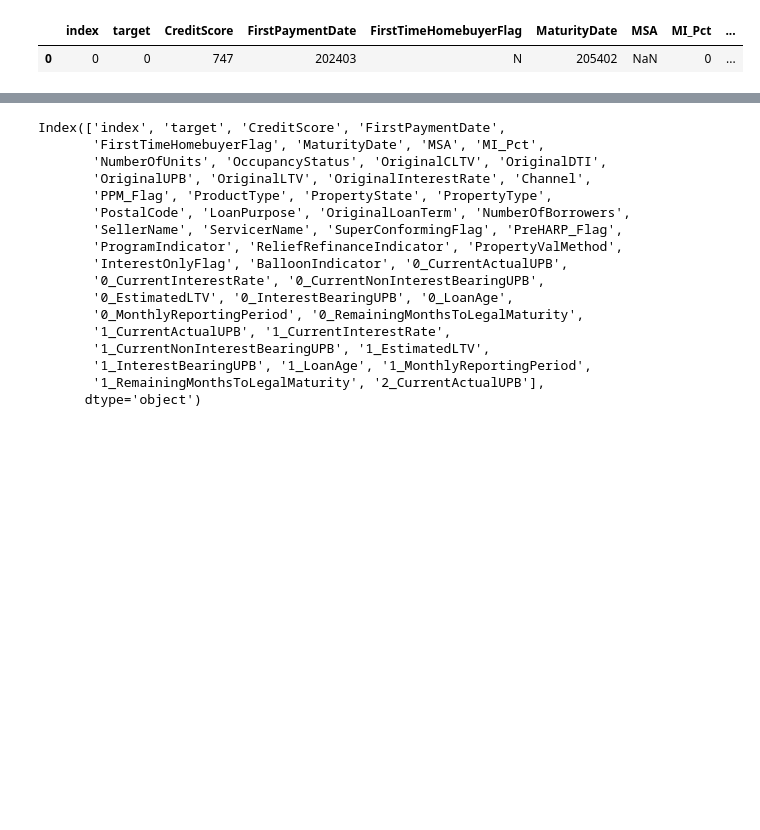
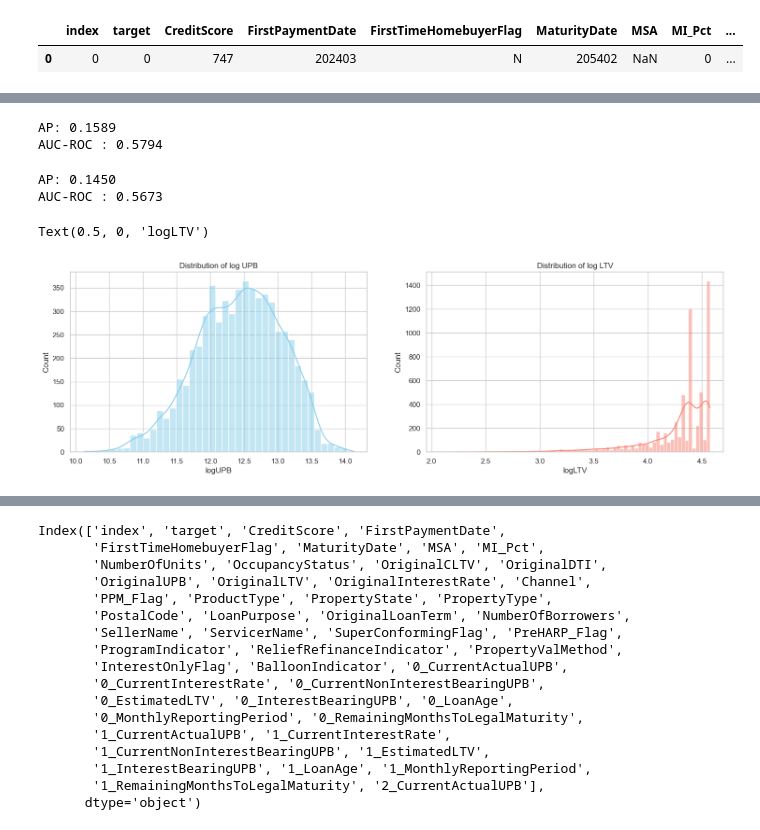
Before and after one commit to zhenging2b/loan_default_detection, a Jupyter notebook: project_starter_zhenging.ipynb, the cells around one changed output, grey strips where cells are left out. Saved outputs shown, nothing was run; the diff lists cells and outputs as text; code cells hidden in the pictures; blank space fills up the shorter version.

```diff
--- a/project_starter_zhenging.ipynb
+++ b/project_starter_zhenging.ipynb
@@ -263,0 +507,3 @@ PermissionError: [Errno 13] Permission denied: 'valid_pred.csv'
+# %%
+X_train_feat["delta"] = (X_train_feat["OriginalUPB"] - X_train_feat["13_CurrentActualUPB"])/X_train_feat["OriginalUPB"]
+X_valid_feat["delta"] = (X_valid_feat["OriginalUPB"] - X_valid_feat["13_CurrentActualUPB"])/X_valid_feat["OriginalUPB"]
@@ -263,0 +596,73 @@ PermissionError: [Errno 13] Permission denied: 'valid_pred.csv'
+# %%
+lof = LocalOutlierFactor(novelty=True)
+pipe_lof = Pipeline([("prep", preprocess), ("clf", lof)])
+pipe_lof.fit(X_train_feat)
+
+# Score validation
+# ILocal Outlier Factor: higher score_samples = more normal
+scores_normal = pipe_lof["clf"].score_samples(pipe_lof["prep"].transform(X_valid_feat))
+raw_anom = -scores_normal  # invert: higher = more anomalous
+
+# Normalize to [0,1]
+min_v, max_v = np.min(raw_anom), np.max(raw_anom)
+anom_score = (raw_anom - min_v) / (max_v - min_v + 1e-12)
+
+# --------------------
+# Evaluation
+# --------------------
+ap = average_precision_score(y_valid, anom_score)
+roc_auc = roc_auc_score(y_valid, anom_score)
+
+print(f"AP: {ap:.4f}")
+print(f"AUC-ROC : {roc_auc:.4f}")
+# %% [output]
+AP: 0.1589
+AUC-ROC : 0.5794
+# %%
+model = OneClassSVM(
+    kernel="rbf",     # RBF works well for non-linear anomalies
+    nu=0.05,          # Upper bound on fraction of anomalies in training set
+    gamma="scale"     # Kernel coefficient (can tune)
+)
+
+
+pipe = Pipeline([("prep", preprocess), ("clf", model)])
+
+# Train on normal only
+pipe.fit(X_train_feat)
+
+# Score validation
+# OneClassSVM: higher score_samples = more normal
+scores_normal = pipe["clf"].score_samples(pipe["prep"].transform(X_valid_feat))
+raw_anom = -scores_normal  # invert: higher = more anomalous
+
+# Normalize to [0,1]
+min_v, max_v = np.min(raw_anom), np.max(raw_anom)
+anom_score = (raw_anom - min_v) / (max_v - min_v + 1e-12)
+
+# --------------------
+# Evaluation
+# --------------------
+ap = average_precision_score(y_valid, anom_score)
+roc_auc = roc_auc_score(y_valid, anom_score)
+
+print(f"AP: {ap:.4f}")
+print(f"AUC-ROC : {roc_auc:.4f}")
+# %% [output]
+AP: 0.1450
+AUC-ROC : 0.5673
+# %%
+fig, axes = plt.subplots(1, 2, figsize=(18, 5))
+
+# Plot OriginalUPB
+sns.histplot(X_train_feat['log_UPB'], kde=True, ax=axes[0], color='skyblue')
+axes[0].set_title('Distribution of log UPB')
+axes[0].set_xlabel('logUPB')
+
+# Plot OriginalLTV
+sns.histplot(X_train_feat['log_LTV'], kde=True, ax=axes[1], color='salmon')
+axes[1].set_title('Distribution of log LTV')
+axes[1].set_xlabel('logLTV')
+# %% [output]
+Text(0.5, 0, 'logLTV')
+[figure, added]
```
Also changed, not shown: parts of 55 cells of this notebook.
